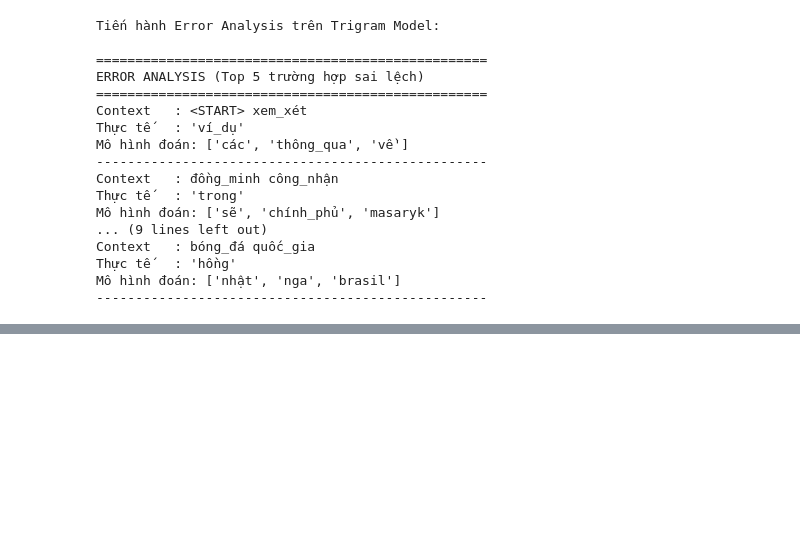
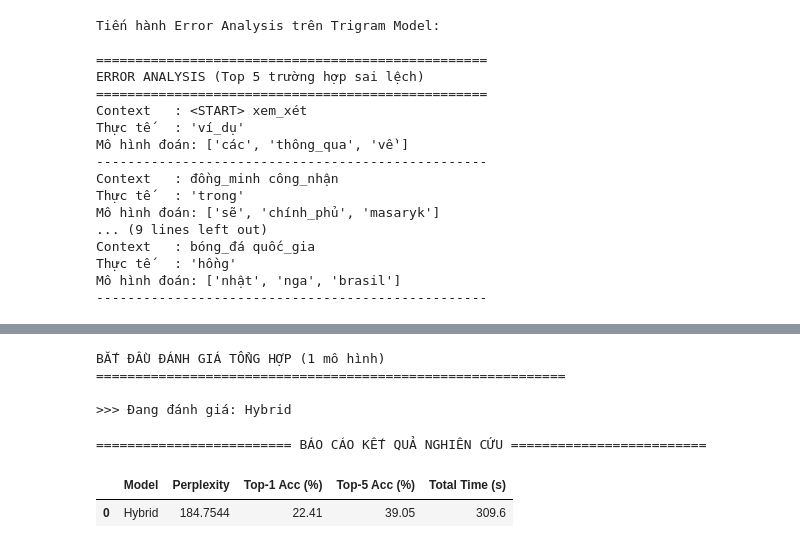
Before and after one commit to NhoNhoNh/vn-ngram-language-model, a Jupyter notebook: evaluation.ipynb, the cells around one changed output, grey strips where cells are left out. Drawn from its saved outputs; the diff is of its cells as text; code cells hidden in the pictures; blank space fills up the shorter version.

```diff
--- a/evaluation.ipynb
+++ b/evaluation.ipynb
@@ -332,19 +327,2 @@ Loading Test Data...
 # %% [markdown]
 # Đánh giá với accuracy
-# %%
-### Xóa cell
-print("Loading Test Data...")
-with open('/content/drive/MyDrive/DM/data/train/test.pkl', 'rb') as f:
-    test_corpus = pickle.load(f)
-
-model_trigram_kn = NgramLanguageModel.load('/content/drive/MyDrive/DM/data/train/trigram_kn.pkl.gz')
-model_trigram_lp = NgramLanguageModel.load('/content/drive/MyDrive/DM/data/train/trigram_laplace.pkl.gz')
-model_trigram_ak = NgramLanguageModel.load('/content/drive/MyDrive/DM/data/train/trigram_add_k.pkl.gz')
-
-models_to_evaluate = {
-    "Trigram (Kneser-Ney)": model_trigram_kn,
-    "Trigram (Laplace Smoothing)": model_trigram_lp,
-    "Trigram (Add-k Smoothing)": model_trigram_ak
-}
-
-results = []
@@ -567,0 +651,40 @@ Mô hình đoán: ['nhật', 'nga', 'brasil']
+# %%
+results_final = []
+print(f"\nBẮT ĐẦU ĐÁNH GIÁ TỔNG HỢP ({len(comparison_models)} mô hình)")
+print("="*60)
+
+for name, model in comparison_models.items():
+    print(f"\n>>> Đang đánh giá: {name}")
+
+    # 1. Đo Perplexity
+    evaluator = NgramEvaluator(model)
+    start_ppl = time.time()
+    ppl = evaluator.calculate_perplexity(test_corpus)
+    time_ppl = time.time() - start_ppl
+
+    # 2. Đo Accuracy
+    opt_evaluator = OptimizedNgramEvaluator(model)
+    start_acc = time.time()
+    acc_results = opt_evaluator.calculate_accuracy_optimized(test_corpus, sample_size=len(test_corpus))
+    time_acc = time.time() - start_acc
+
+    results_final.append({
+        "Model": name,
+        "Perplexity": round(ppl, 4),
+        "Top-1 Acc (%)": round(acc_results['top1'], 2),
+        "Top-5 Acc (%)": round(acc_results['top5'], 2),
+        "Total Time (s)": round(time_ppl + time_acc, 2)
+    })
+
+# Render Bảng kết quả
+df_final = pd.DataFrame(results_final)
+print("\n" + "="*25 + " BÁO CÁO KẾT QUẢ NGHIÊN CỨU " + "="*25)
+display(df_final)
+# %% [output]
+BẮT ĐẦU ĐÁNH GIÁ TỔNG HỢP (1 mô hình)
+============================================================
+
+>>> Đang đánh giá: Hybrid
+========================= BÁO CÁO KẾT QUẢ NGHIÊN CỨU =========================
+|  | Model | Perplexity | Top-1 Acc (%) | Top-5 Acc (%) | Total Time (s) |
+| 0 | Hybrid | 184.7544 | 22.41 | 39.05 | 309.6 |
```
Also changed, not shown: parts of 7 cells of this notebook, 4 other files.
